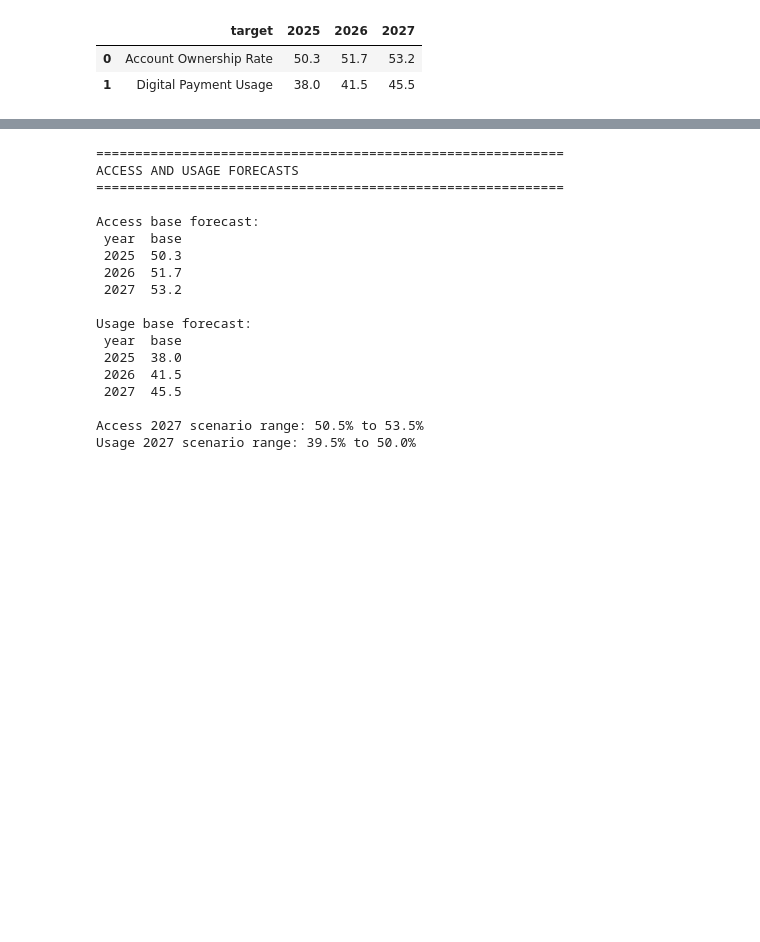
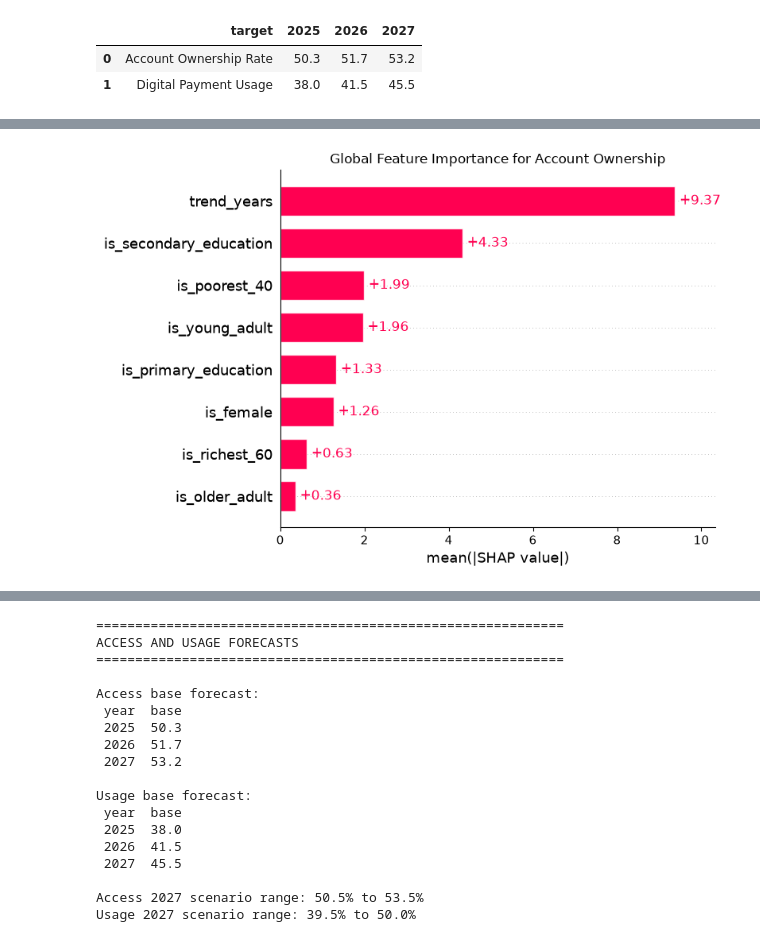
Before and after one commit to bemnetne/new-ethiopia-fi-forcast, a Jupyter notebook: notebooks/04_access_usage_forecasting.ipynb, the cells around one changed output, grey strips where cells are left out. Saved outputs shown, nothing was run; the diff lists cells and outputs as text; code cells hidden in the pictures; blank space fills up the shorter version.

Commit message:
feat: add tested SHAP explainability

```diff
--- a/notebooks/04_access_usage_forecasting.ipynb
+++ b/notebooks/04_access_usage_forecasting.ipynb
@@ -1390,0 +1751,20 @@ Saved: C:\Users\bemnet\Desktop\10academy\newWeek11\new-ethiopia-fi-forcast\data\
+# %%
+import matplotlib.pyplot as plt
+import shap
+
+
+shap.plots.bar(
+    explainability_result.shap_values,
+    max_display=10,
+    show=False,
+)
+
+plt.title(
+    "Global Feature Importance for "
+    "Account Ownership"
+)
+
+plt.tight_layout()
+plt.show()
+# %% [output]
+[figure, added]
```
Also changed, not shown: parts of 7 cells of this notebook, 24 other files.
